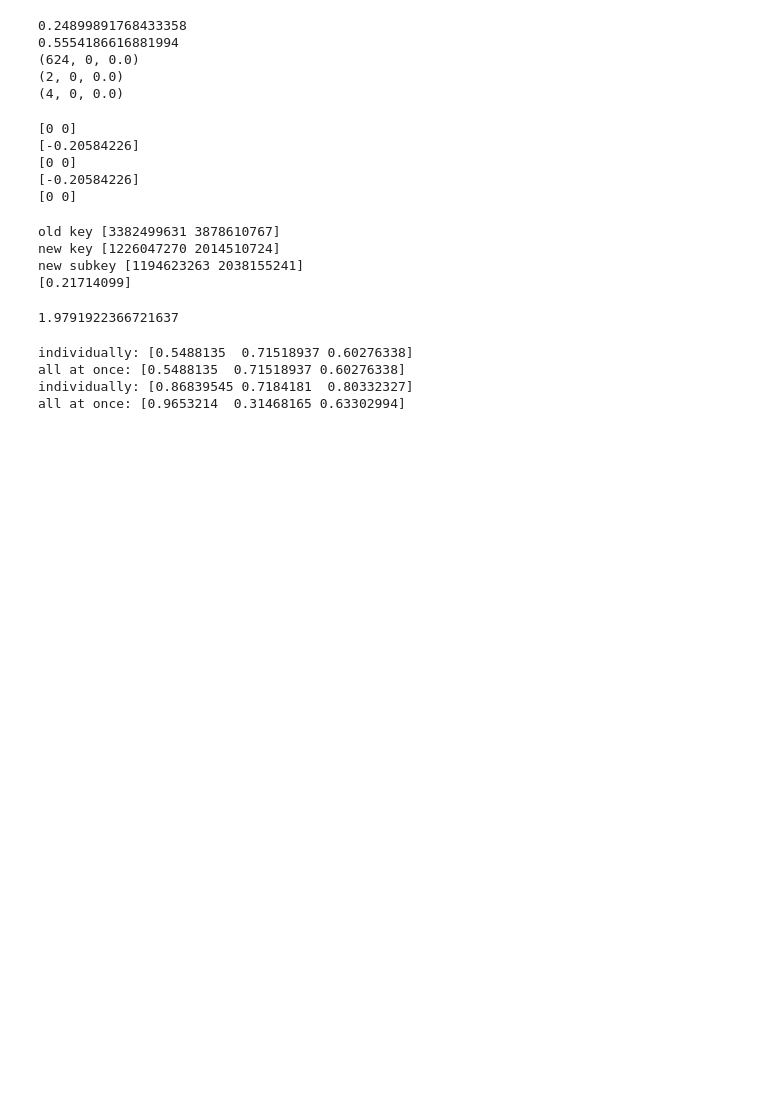
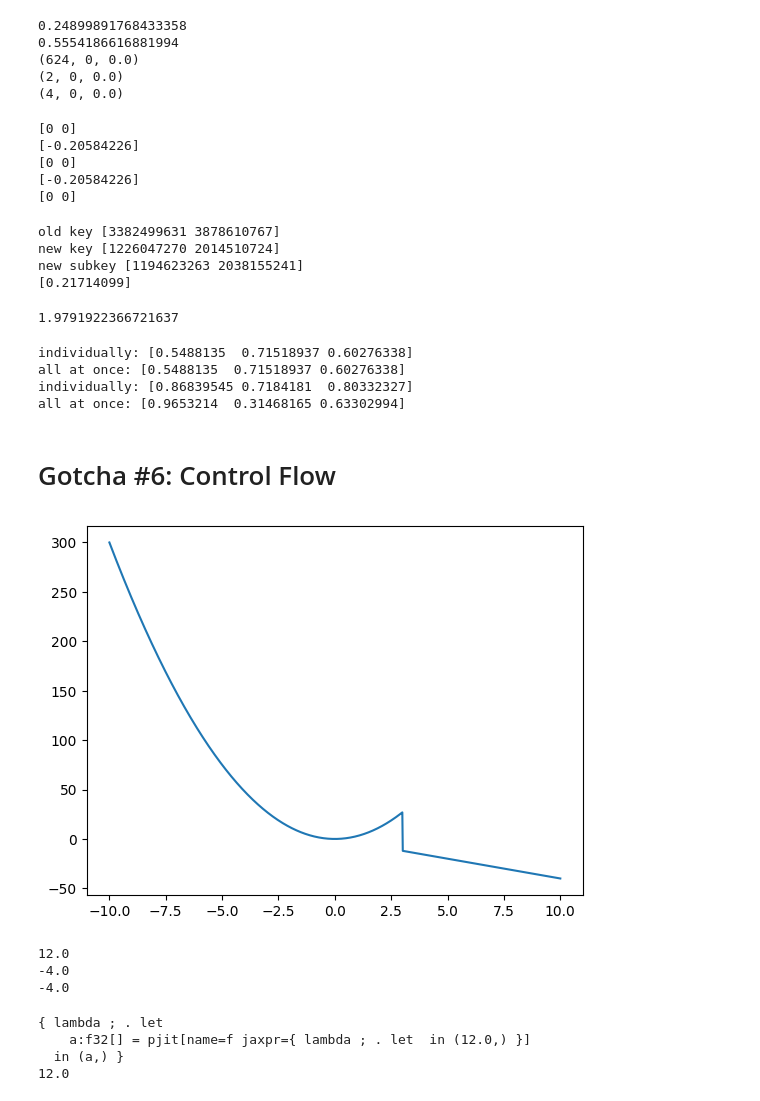
Before and after one commit to nv259/jax-101, a Jupyter notebook: jax-tutorial.ipynb, the cells around one changed output. Drawn from its saved outputs; the diff is of its cells as text; code cells hidden in the pictures; blank space fills up the shorter version.

Commit message:
control flow

```diff
--- a/jax-tutorial.ipynb
+++ b/jax-tutorial.ipynb
@@ -681,3 +683,44 @@ individually: [0.5488135  0.71518937 0.60276338]
 all at once: [0.5488135  0.71518937 0.60276338]
 individually: [0.86839545 0.7184181  0.80332327]
 all at once: [0.9653214  0.31468165 0.63302994]
+# %% [markdown]
+# Gotcha #6: Control Flow
+# %%
+# Python control flow + grad() -> everything is ok
+def f(x):
+    if x < 3:
+        return 3. * x ** 2
+    else:
+        return -4 * x
+
+x = np.linspace(-10, 10, 1000)
+y = [f(el) for el in x]
+plt.plot(x, y); plt.show()
+
+print(grad(f)(2.))
+print(grad(f)(3.))
+print(grad(f)(4.))
+# %% [output]
+[figure, added]
+12.0
+-4.0
+-4.0
+# %%
+# Python control flow + jit() -> problems in paradise.
+
+# "The tradeoff is that with higher levels of abstraction we gain a more general view
+# of the Python code (and thus save on re-compilations),
+# but we require more constraints on the Python code to complete the trace."
+
+# Example 1: conditioning on value (same function as in the above cell)
+# Solution (static_argnums)
+f_jit = jit(f, static_argnums=(0,))
+x = 2.
+
+print(make_jaxpr(f_jit, static_argnums=(0,))(x))
+print(f_jit(x))
+# %% [output]
+{ lambda ; . let
+    a:f32[] = pjit[name=f jaxpr={ lambda ; . let  in (12.0,) }]
+  in (a,) }
+12.0
```
Also changed, not shown: parts of 6 cells of this notebook.
